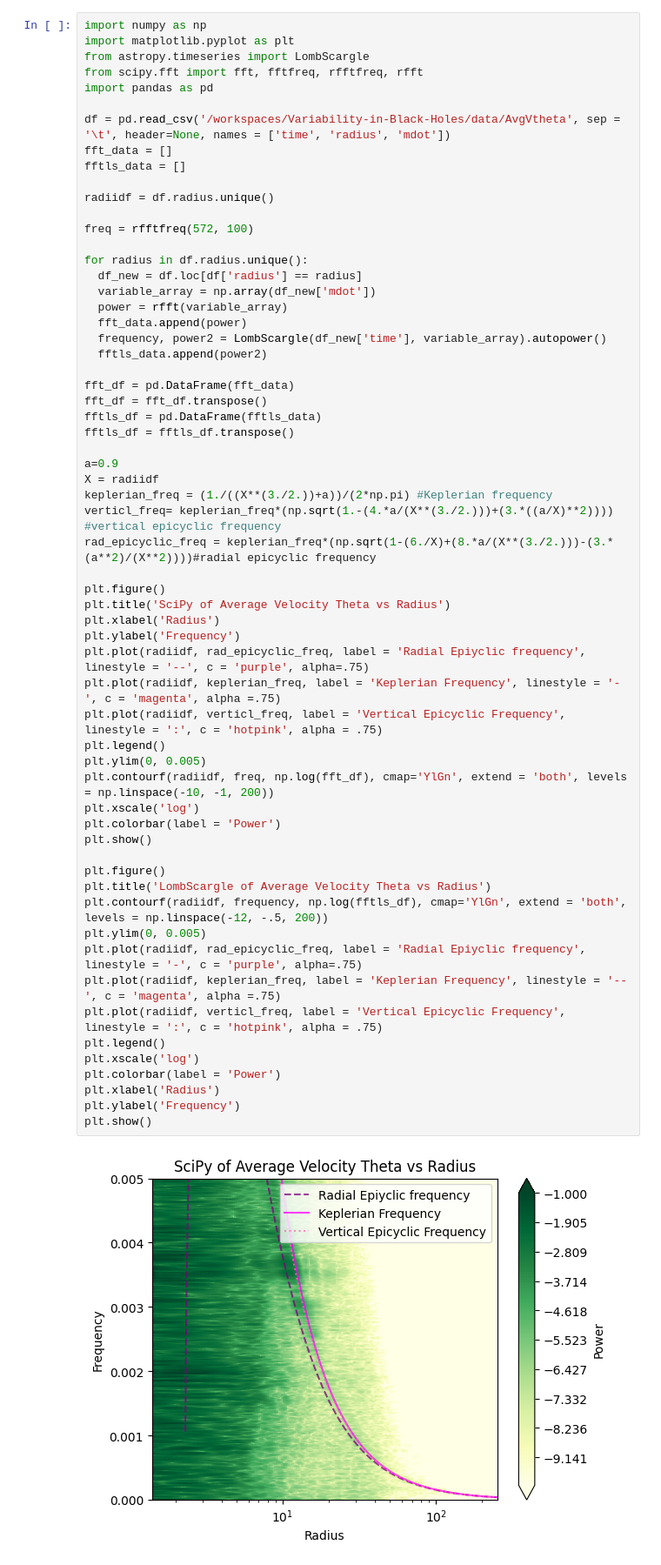
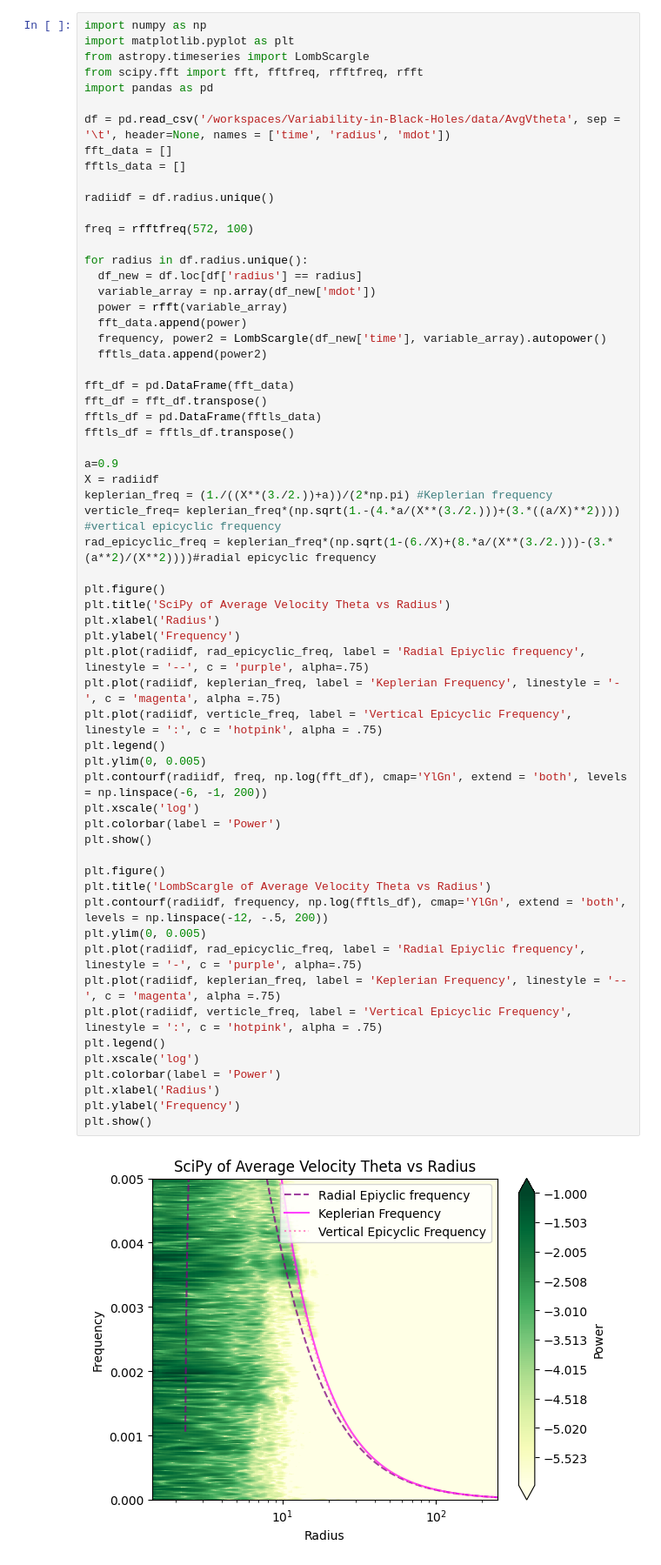
Before and after one commit to AzaleaSh/Variability-in-Black-Holes, a Jupyter notebook: power-spectrums/avgvtheta-power-spectrum.ipynb, the cells around one changed output. Shown at 87% size. Drawn from its saved outputs; the diff is of its cells as text.

```diff
--- a/power-spectrums/avgvtheta-power-spectrum.ipynb
+++ b/power-spectrums/avgvtheta-power-spectrum.ipynb
@@ -29,36 +29,36 @@ fftls_df = fftls_df.transpose()
 a=0.9
 X = radiidf
 keplerian_freq = (1./((X**(3./2.))+a))/(2*np.pi) #Keplerian frequency
-verticl_freq= keplerian_freq*(np.sqrt(1.-(4.*a/(X**(3./2.)))+(3.*((a/X)**2)))) #vertical epicyclic frequency
+verticle_freq= keplerian_freq*(np.sqrt(1.-(4.*a/(X**(3./2.)))+(3.*((a/X)**2)))) #vertical epicyclic frequency
 rad_epicyclic_freq = keplerian_freq*(np.sqrt(1-(6./X)+(8.*a/(X**(3./2.)))-(3.*(a**2)/(X**2))))#radial epicyclic frequency
 
 plt.figure()
 plt.title('SciPy of Average Velocity Theta vs Radius')
 plt.xlabel('Radius')
 plt.ylabel('Frequency')
 plt.plot(radiidf, rad_epicyclic_freq, label = 'Radial Epiyclic frequency', linestyle = '--', c = 'purple', alpha=.75)
 plt.plot(radiidf, keplerian_freq, label = 'Keplerian Frequency', linestyle = '-', c = 'magenta', alpha =.75)
-plt.plot(radiidf, verticl_freq, label = 'Vertical Epicyclic Frequency', linestyle = ':', c = 'hotpink', alpha = .75)
+plt.plot(radiidf, verticle_freq, label = 'Vertical Epicyclic Frequency', linestyle = ':', c = 'hotpink', alpha = .75)
 plt.legend()
 plt.ylim(0, 0.005)
-plt.contourf(radiidf, freq, np.log(fft_df), cmap='YlGn', extend = 'both', levels = np.linspace(-10, -1, 200))
+plt.contourf(radiidf, freq, np.log(fft_df), cmap='YlGn', extend = 'both', levels = np.linspace(-6, -1, 200))
 plt.xscale('log')
 plt.colorbar(label = 'Power')
 plt.show()
 
 plt.figure()
 plt.title('LombScargle of Average Velocity Theta vs Radius')
 plt.contourf(radiidf, frequency, np.log(fftls_df), cmap='YlGn', extend = 'both', levels = np.linspace(-12, -.5, 200))
 plt.ylim(0, 0.005)
 plt.plot(radiidf, rad_epicyclic_freq, label = 'Radial Epiyclic frequency', linestyle = '-', c = 'purple', alpha=.75)
 plt.plot(radiidf, keplerian_freq, label = 'Keplerian Frequency', linestyle = '--', c = 'magenta', alpha =.75)
-plt.plot(radiidf, verticl_freq, label = 'Vertical Epicyclic Frequency', linestyle = ':', c = 'hotpink', alpha = .75)
+plt.plot(radiidf, verticle_freq, label = 'Vertical Epicyclic Frequency', linestyle = ':', c = 'hotpink', alpha = .75)
 plt.legend()
 plt.xscale('log')
 plt.colorbar(label = 'Power')
 plt.xlabel('Radius')
 plt.ylabel('Frequency')
 plt.show()
 # %% [output]
-[figure, old version]
+[figure, new version]
 [figure]
```
Also changed, not shown: 2 other files.
